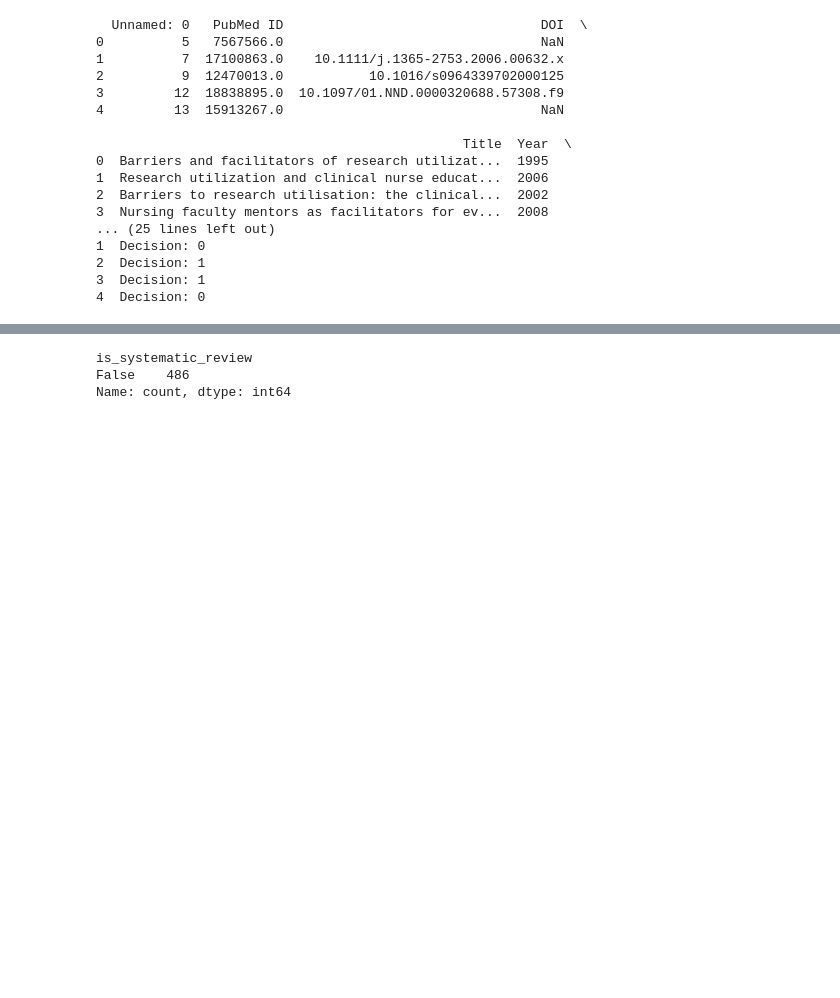
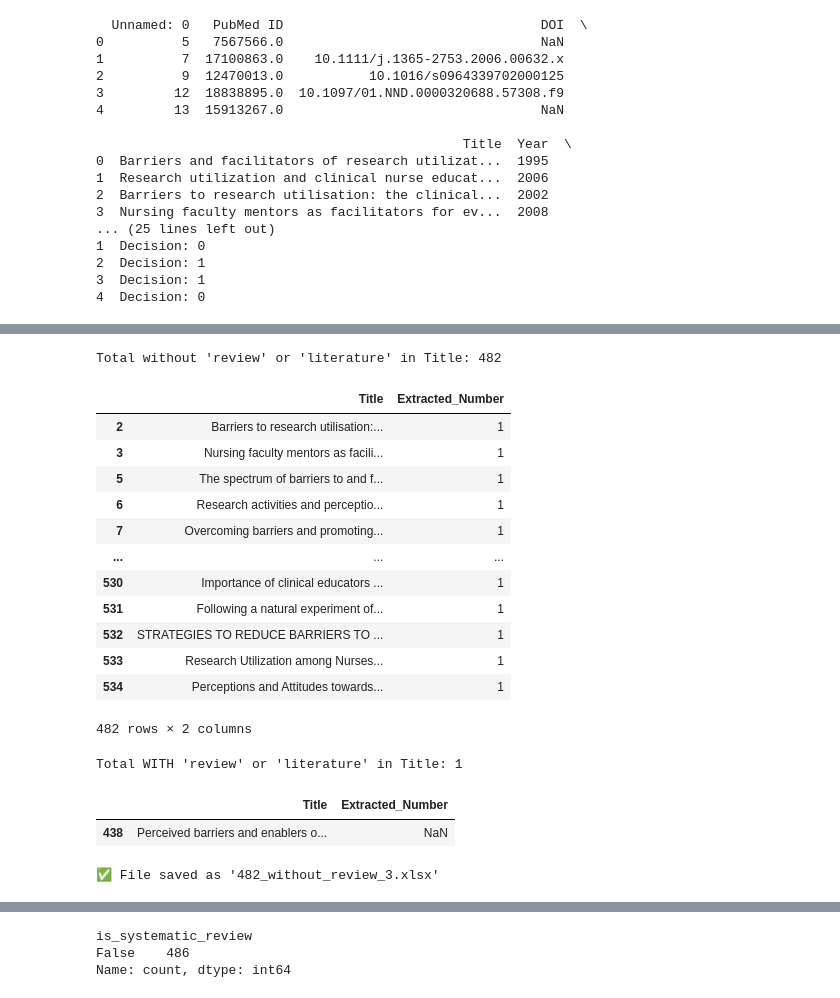
Before and after one commit to NoaTal1996/Barriers-and-Suggested-Solutions-to-Nursing-Participation-in-Research-A-Systematic-Review, a Jupyter notebook: Code/Screening_2/Type_article_4.ipynb, the cells around one changed output, grey strips where cells are left out. Cells and saved outputs as stored; diff of their text form; code cells hidden in the pictures; blank space fills up the shorter version.

```diff
--- a/Code/Screening_2/Type_article_4.ipynb
+++ b/Code/Screening_2/Type_article_4.ipynb
@@ -4,7 +4,11 @@ import pandas as pd
 # LOAD Labeled_Data_for_Exclusion_Included
 # %%
 
-output_file = "filter/Labeled_539_Included_1.csv"
-processed_df = pd.read_csv(output_file)
+# output_file = "filter/Labeled_539_Included_1.csv"
+# processed_df = pd.read_csv(output_file)
+# processed_df
+
+output_file = "filter/Labeled_535_Included_1.xlsx"
+processed_df = pd.read_excel(output_file)
 processed_df
 # %% [output]
@@ -24,16 +27,0 @@ processed_df
-# %%
-import re
-
-# Define a function to extract "Inclusion" or "Exclusion" from the Decision column
-def extract_decision(decision_text):
-    decision_text = str(decision_text)
-    match = re.search(r'\b(Inclusion|Exclusion|Included|Excluded)\b', decision_text, re.IGNORECASE)
-    if match:
-        return match.group(0).capitalize()  # Capitalize to maintain consistency (e.g., "Excluded")
-    return "Unknown"  # Return "Unknown" if no match is found
-
-# Apply the function to the Decision column
-processed_df['Decision Type'] = processed_df['Decision'].apply(extract_decision)
-
-# Display the DataFrame with the extracted decision type
-print(processed_df[['Decision', 'Decision Type']].head())
@@ -310,3 +309,46 @@ sys
+# %%
+sys = df_with_decisions[df_with_decisions['Extracted_Number'] != '0']
+
+sys_without_review_terms = sys[
+    ~sys['Title'].str.lower().str.contains('systematic review')
+]
+
+print(f"Total without 'review' or 'literature' in Title: {len(sys_without_review_terms)}")
+sys_without_review_terms[['Title', 'Extracted_Number']]
+# %% [output]
+Total without 'review' or 'literature' in Title: 482
+|  | Title | Extracted_Number |
+| 2 | Barriers to research utilisation:... | 1 |
+| 3 | Nursing faculty mentors as facili... | 1 |
+| 5 | The spectrum of barriers to and f... | 1 |
+| 6 | Research activities and perceptio... | 1 |
+| 7 | Overcoming barriers and promoting... | 1 |
+| ... | ... | ... |
+| 530 | Importance of clinical educators ... | 1 |
+| 531 | Following a natural experiment of... | 1 |
+| 532 | STRATEGIES TO REDUCE BARRIERS TO ... | 1 |
+| 533 | Research Utilization among Nurses... | 1 |
+| 534 | Perceptions and Attitudes towards... | 1 |
+482 rows × 2 columns
+# %%
+sys_with_review_terms = sys[
+    sys['Title'].str.lower().str.contains('systematic review')
+    #| sys['Title'].str.lower().str.contains('literature')
+]
+
+print(f"Total WITH 'review' or 'literature' in Title: {len(sys_with_review_terms)}")
+sys_with_review_terms[['Title', 'Extracted_Number']]
+# %% [output]
+Total WITH 'review' or 'literature' in Title: 1
+|  | Title | Extracted_Number |
+| 438 | Perceived barriers and enablers o... | NaN |
+# %%
+# Save the filtered DataFrame to Excel
+sys_without_review_terms.to_excel("filter/482_without_review_3.xlsx", index=False, engine='openpyxl')
+
+print("✅ File saved as '482_without_review_3.xlsx'")
+# %% [output]
+✅ File saved as '482_without_review_3.xlsx'
 # %%
 sys = sys[['PubMed ID', 'DOI', 'Title', 'Year', 'Abstract',
        'Author Keywords', 'english', 'Title_lower', 'Decision',
```
Also changed, not shown: parts of 20 cells of this notebook.
